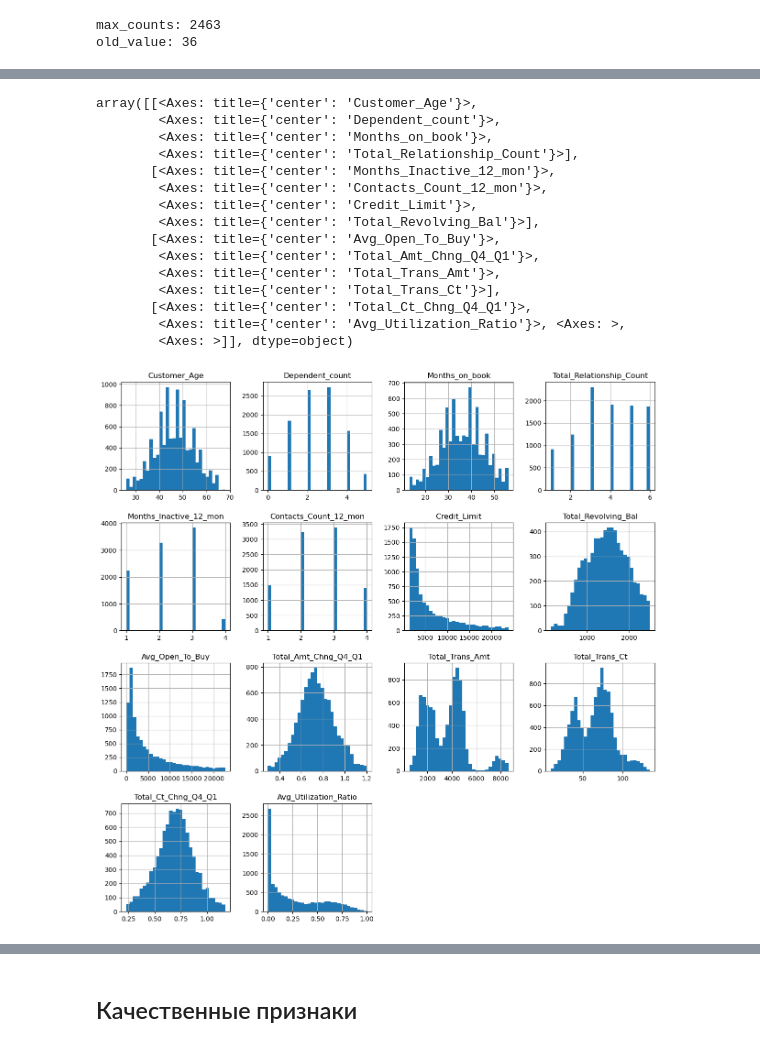
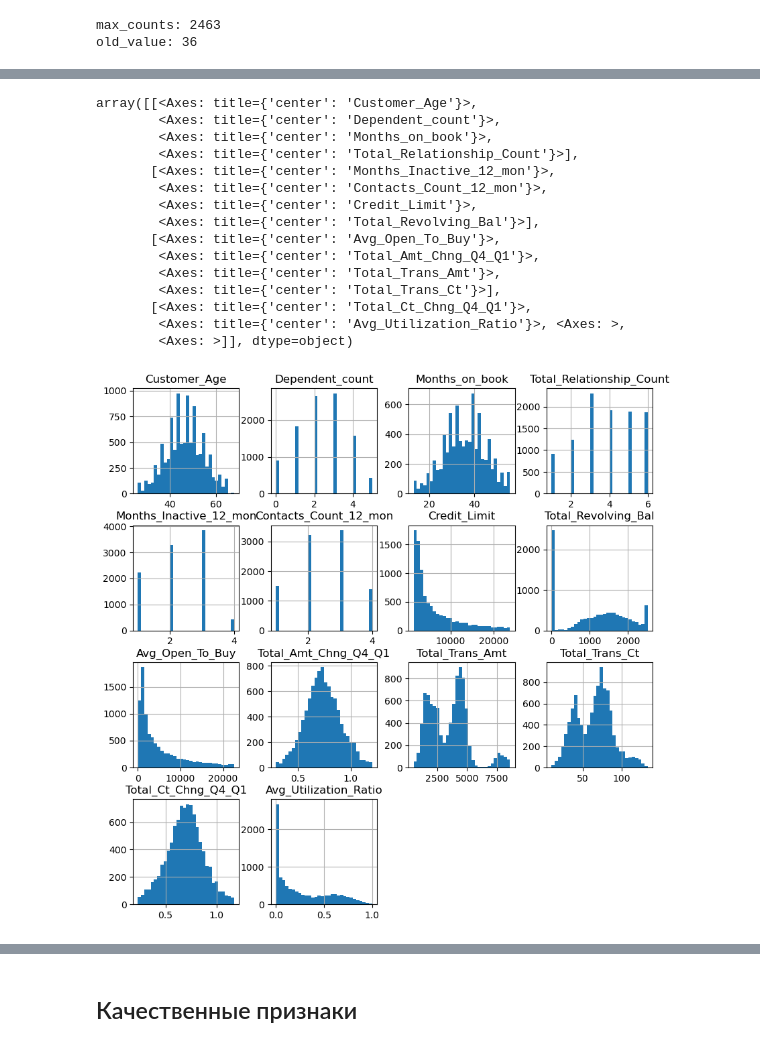
Before and after one commit to mk1MoreBugs/1lab_data_analysis, a Jupyter notebook: 1lab.ipynb, the cells around one changed output, grey strips where cells are left out. Drawn from its saved outputs; the diff is of its cells as text; code cells hidden in the pictures.

Commit message:
Credit Card Customers 0.0.4

```diff
--- a/1lab.ipynb
+++ b/1lab.ipynb
@@ -86,7 +88,7 @@ memory usage: 1.5+ MB
 - Avg_Utilization_Ratio - Средний коэффициент использования карты
 # %%
 
-object_columns = ["Attrition_Flag", "Gender", "Education_Level", "Marital_Status", "Income_Category", "Card_Category"]
+object_columns = ["is_exist", "Gender", "Education_Level", "Marital_Status", "Income_Category", "Card_Category"]
 # %%
 for col in object_columns:
     print(col, end=": ")
@@ -131,18 +137,12 @@ array([[<Axes: title={'center': 'Customer_Age'}>,
 tmp_df = data["Months_on_book"].value_counts().reindex(data["Months_on_book"])
 max_counts = tmp_df.max()
 
-for key in tmp_df.index.dropna():
-    if tmp_df.iloc[int(key)] == max_counts:
+for key in tmp_df.index:
+    if tmp_df.iloc[key] == max_counts:
          old_value = key
-         print("max_counts:", tmp_df.iloc[int(key)])
+         print("max_counts:", tmp_df.iloc[key])
          print("old_value:", old_value)
          break
-
-data["Months_on_book"] = data["Months_on_book"].replace(old_value, np.nan)
 # %% [output]
 max_counts: 2463
 old_value: 36
-# %%
-data["Total_Revolving_Bal"] = data["Total_Revolving_Bal"].loc[(data["Total_Revolving_Bal"]> 0) & (data["Total_Revolving_Bal"] < 2500)]
-# %%
-data["Credit_Limit"] = data["Credit_Limit"].loc[(data["Credit_Limit"]> 0)]
@@ -276,21 +344,21 @@ for col in q1_q3_columns:
 
     data[col] = data[col].map(lambda x: replace_to_nan(x))
 # %%
-data.hist(figsize=(15,15), bins=30)
+data.hist(figsize=(10,10), bins=30)
 # %% [output]
 array([[<Axes: title={'center': 'Customer_Age'}>,
         <Axes: title={'center': 'Dependent_count'}>,
         <Axes: title={'center': 'Months_on_book'}>,
         <Axes: title={'center': 'Total_Relationship_Count'}>],
        [<Axes: title={'center': 'Months_Inactive_12_mon'}>,
         <Axes: title={'center': 'Contacts_Count_12_mon'}>,
         <Axes: title={'center': 'Credit_Limit'}>,
         <Axes: title={'center': 'Total_Revolving_Bal'}>],
        [<Axes: title={'center': 'Avg_Open_To_Buy'}>,
         <Axes: title={'center': 'Total_Amt_Chng_Q4_Q1'}>,
         <Axes: title={'center': 'Total_Trans_Amt'}>,
         <Axes: title={'center': 'Total_Trans_Ct'}>],
        [<Axes: title={'center': 'Total_Ct_Chng_Q4_Q1'}>,
         <Axes: title={'center': 'Avg_Utilization_Ratio'}>, <Axes: >,
         <Axes: >]], dtype=object)
-[figure, old version]
+[figure, new version]
```
Also changed, not shown: parts of 92 cells of this notebook.
